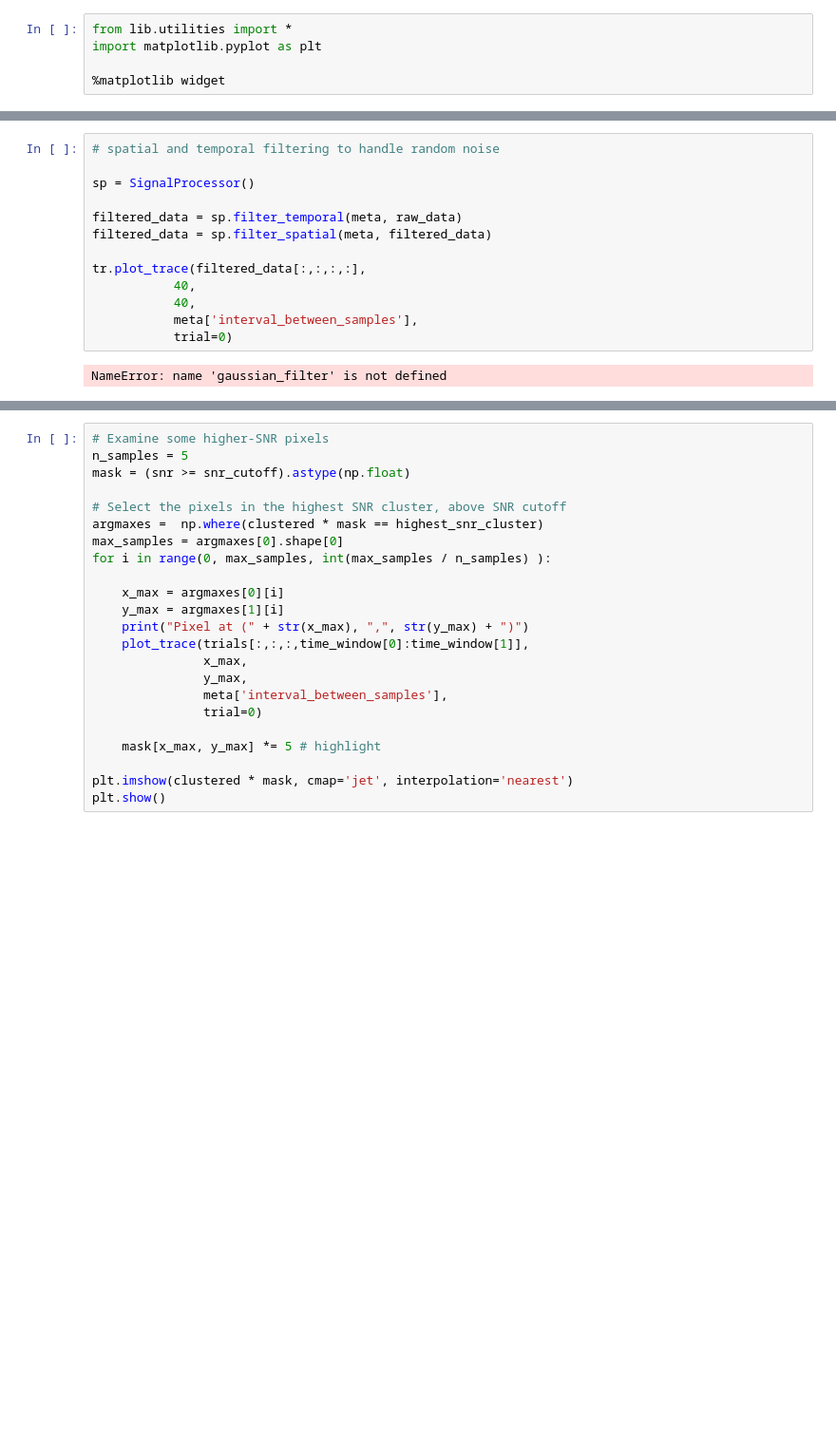
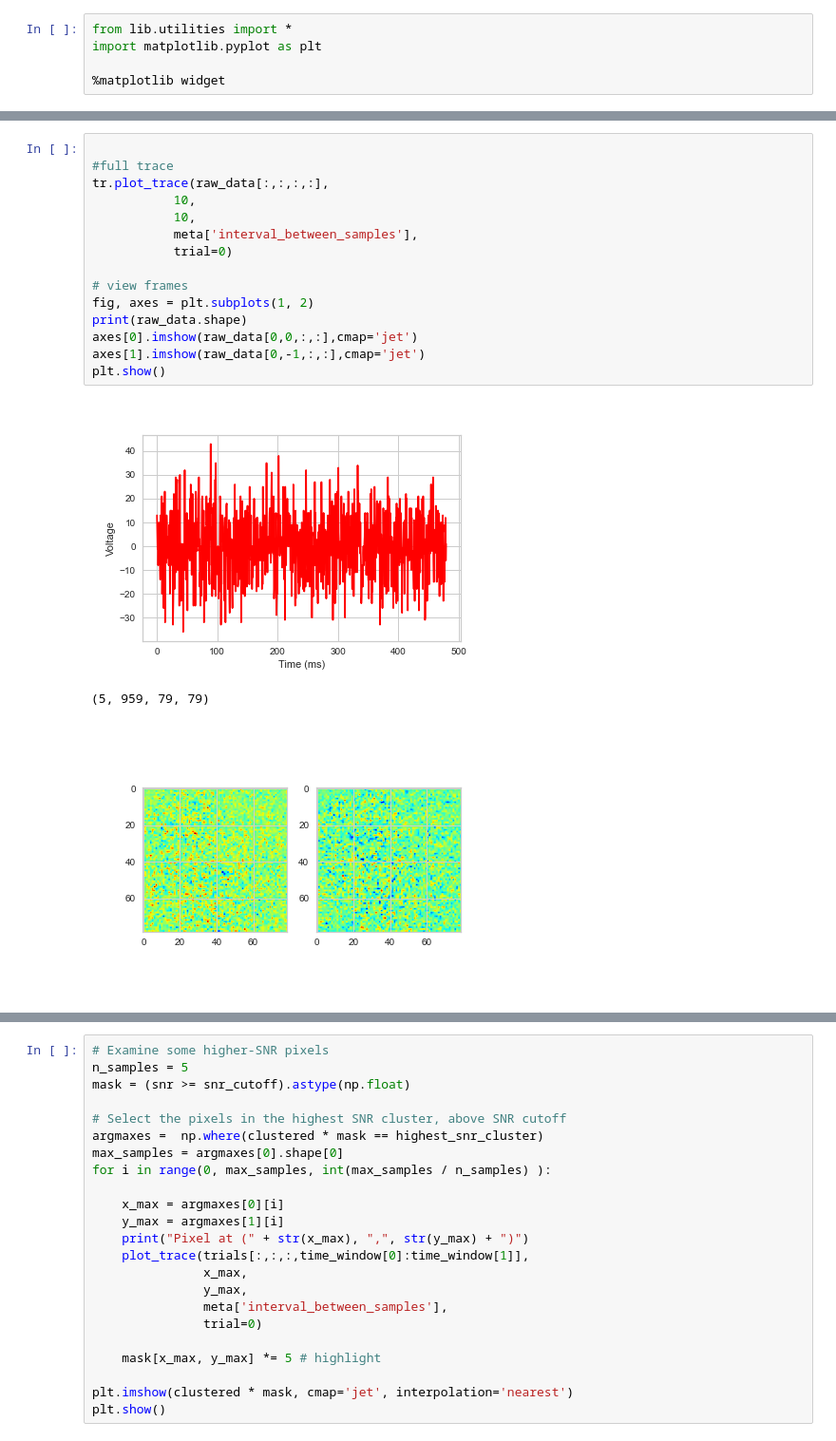
Before and after one commit to john-judge/ZDA_Explorer, a Jupyter notebook: sample_analysis_snr_cluster.ipynb, the cells around one changed output, grey strips where cells are left out. Shown at 95% size. Cells and saved outputs as stored; diff of their text form; blank space fills up the shorter version.

```diff
--- a/sample_analysis_snr_cluster.ipynb
+++ b/sample_analysis_snr_cluster.ipynb
@@ -113,16 +69,20 @@ tr.plot_trace(raw_data[:,:,:,:],
-# %%
-# spatial and temporal filtering to handle random noise
-
-sp = SignalProcessor()
-
-filtered_data = sp.filter_temporal(meta, raw_data)
-filtered_data = sp.filter_spatial(meta, filtered_data)
-
-tr.plot_trace(filtered_data[:,:,:,:],
-           40,
-           40,
-           meta['interval_between_samples'],
-           trial=0)
-# %% [output]
-NameError: name 'gaussian_filter' is not defined
+# %%
+
+#full trace
+tr.plot_trace(raw_data[:,:,:,:],
+           10,
+           10,
+           meta['interval_between_samples'],
+           trial=0)
+
+# view frames
+fig, axes = plt.subplots(1, 2)
+print(raw_data.shape)
+axes[0].imshow(raw_data[0,0,:,:],cmap='jet')
+axes[1].imshow(raw_data[0,-1,:,:],cmap='jet')
+plt.show()
+# %% [output]
+[figure, added]
+(5, 959, 79, 79)
+[figure, added]
 # %%
```
Also changed, not shown: parts of 10 cells of this notebook, 4 other files.
